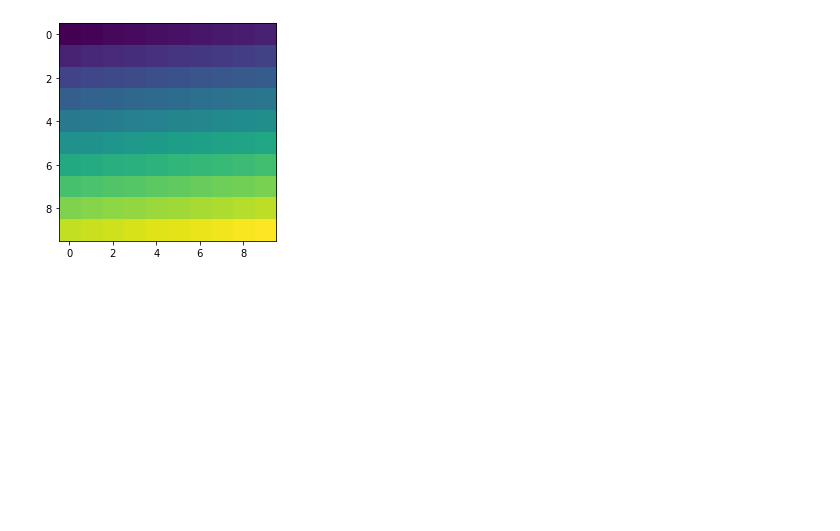
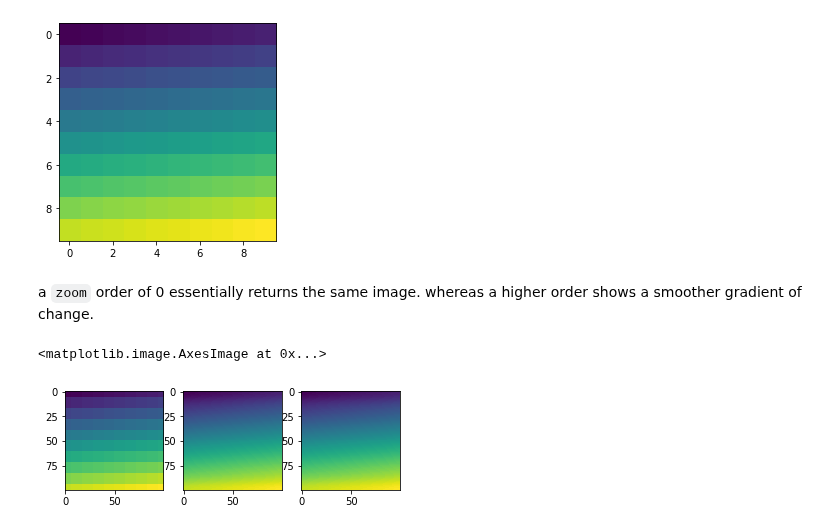
Before and after one commit to Venkat-Rajgopal/Medical-Image-Analysis, a Jupyter notebook: Image Transformations.ipynb, the cells around one changed output. Cells and saved outputs as stored; diff of their text form; code cells hidden in the pictures; blank space fills up the shorter version.

```diff
--- a/Image Transformations.ipynb
+++ b/Image Transformations.ipynb
@@ -75,3 +81,18 @@ plt.imshow(im)
 plt.show()
 # %% [output]
 [figure]
+# %% [markdown]
+a `zoom` order of 0 essentially returns the same image. whereas a higher order shows a smoother gradient of change.
+# %%
+zm1 = ndi.zoom(im, zoom = 10, order = 0)
+zm2 = ndi.zoom(im, zoom = 10, order = 2)
+zm3 = ndi.zoom(im, zoom = 10, order = 3)
+
+
+fig, axes = plt.subplots(1, 3)
+axes[0].imshow(zm1)
+axes[1].imshow(zm2)
+axes[2].imshow(zm3)
+# %% [output]
+<matplotlib.image.AxesImage at 0x...>
+[figure, added]
```
Also changed, not shown: parts of 6 cells of this notebook.
